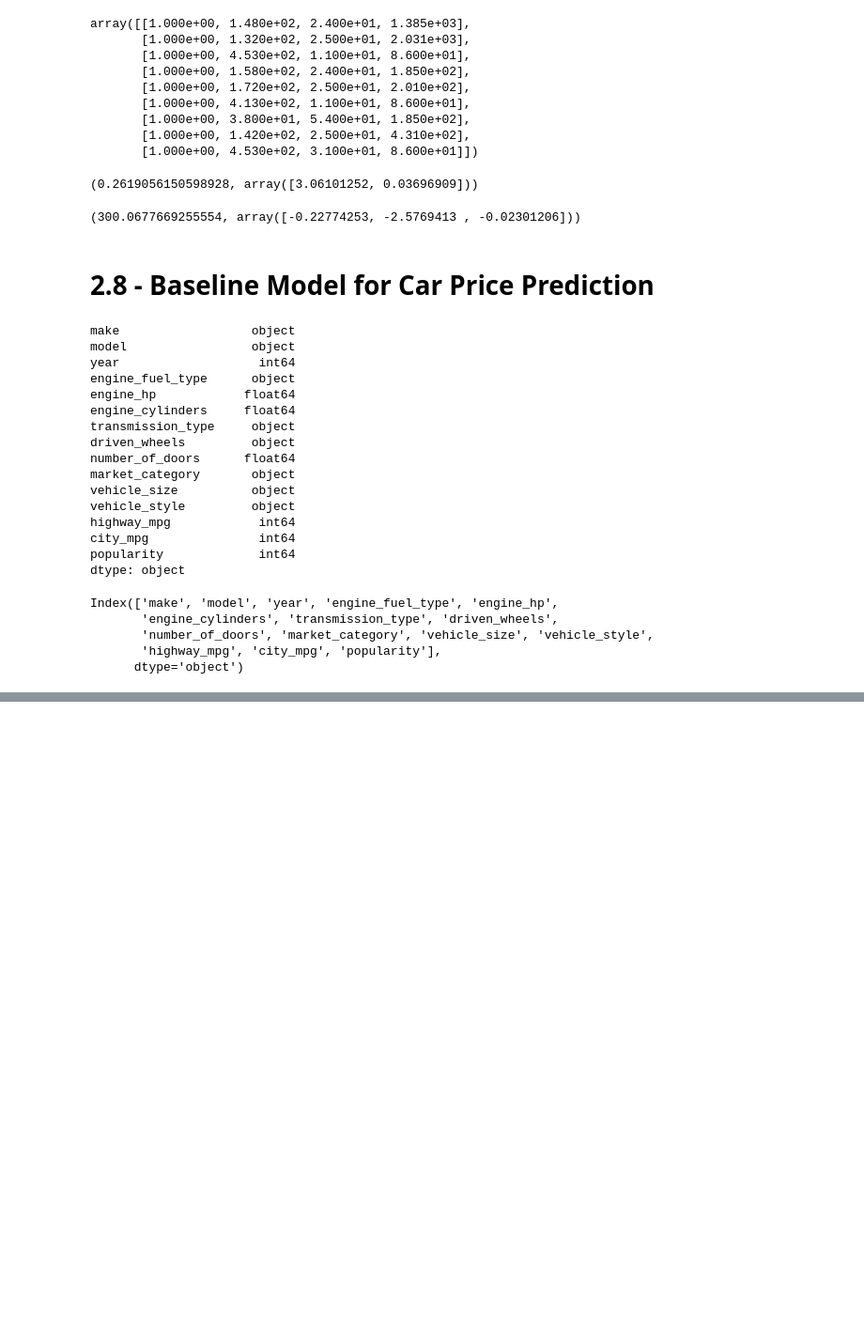
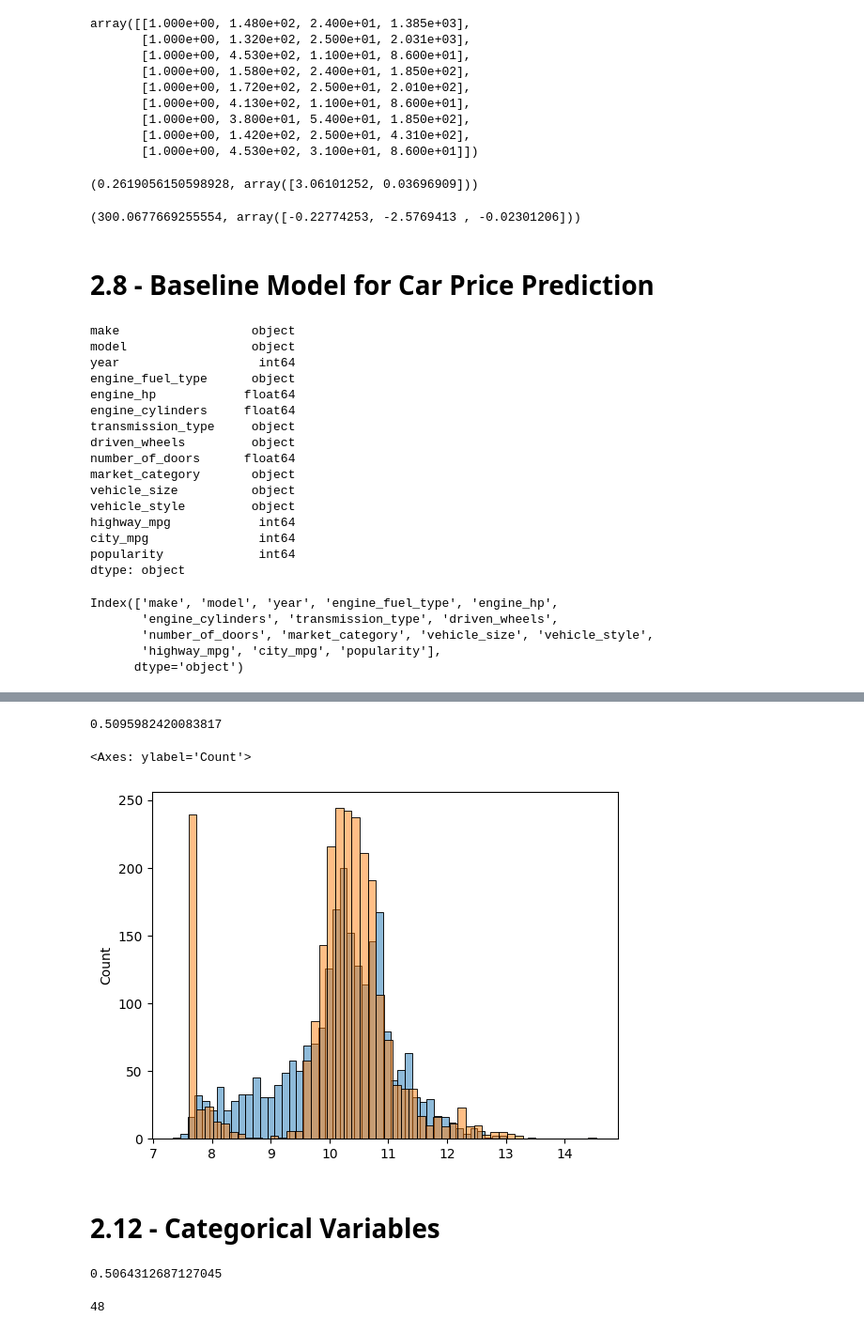
Before and after one commit to LayanASO/Car-Price-Prediction-Project, a Jupyter notebook: 2.2 - Data Preparation.ipynb, the cells around one changed output, grey strips where cells are left out. Shown at 94% size. Drawn from its saved outputs; the diff is of its cells as text; code cells hidden in the pictures; blank space fills up the shorter version.

```diff
--- a/2.2 - Data Preparation.ipynb
+++ b/2.2 - Data Preparation.ipynb
@@ -473,0 +478,14 @@ sns.histplot(y_train)
+# %%
+base =['engine_hp','engine_cylinders', 'highway_mpg', 'city_mpg', 'popularity']
+
+X_train=df_train[base].fillna(0).values # preparing the fueacher matrix
+
+w0, w =train_linner_regression(X_train,y_train)
+
+y_prediction= w0 + X_train.dot(w)
+# %%
+def prepare_X (data):
+    data_num = data[base]
+    data_num = data_num.fillna(0)
+    X = data_num.values
+    return X
@@ -473,0 +525,31 @@ sns.histplot(y_train)
+# %%
+def prepare_X (data):
+
+    data = data.copy()
+
+    data["age"] = 2017 - data.year
+    feachers = base + ["age"]
+
+    data_num = data[feachers]
+    data_num = data_num.fillna(0)
+    X = data_num.values
+    return X
+# %%
+X_train =  prepare_X (df_train)
+w0, w =train_linner_regression(X_train,y_train)
+
+
+X_val = prepare_X(df_val)
+y_prediction=w0 + X_val.dot(w)
+
+rmse(y_val,y_prediction)
+# %% [output]
+0.5095982420083817
+# %%
+sns.histplot(y_prediction,alpha = 0.5 , bins =50 )
+sns.histplot(y_val, alpha = 0.5 , bins =50)
+# %% [output]
+<Axes: ylabel='Count'>
+[figure, added]
+# %% [markdown]
+# 2.12 - Categorical Variables
@@ -473,0 +576,16 @@ sns.histplot(y_train)
+# %%
+X_train =  prepare_X (df_train)
+w0, w =train_linner_regression(X_train,y_train)
+
+
+X_val = prepare_X(df_val)
+y_prediction=w0 + X_val.dot(w)
+
+rmse(y_val,y_prediction)
+# %% [output]
+0.5064312687127045
+# %%
+# make
+data.make.nunique()
+# %% [output]
+48
```
Also changed, not shown: parts of 57 cells of this notebook.
